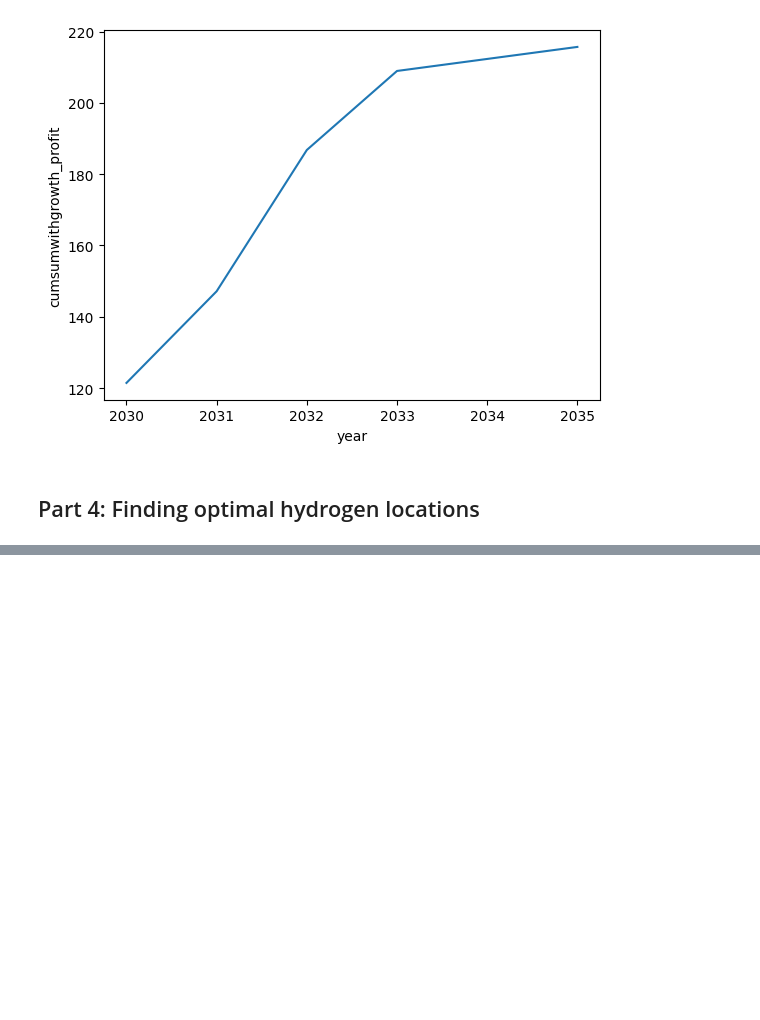
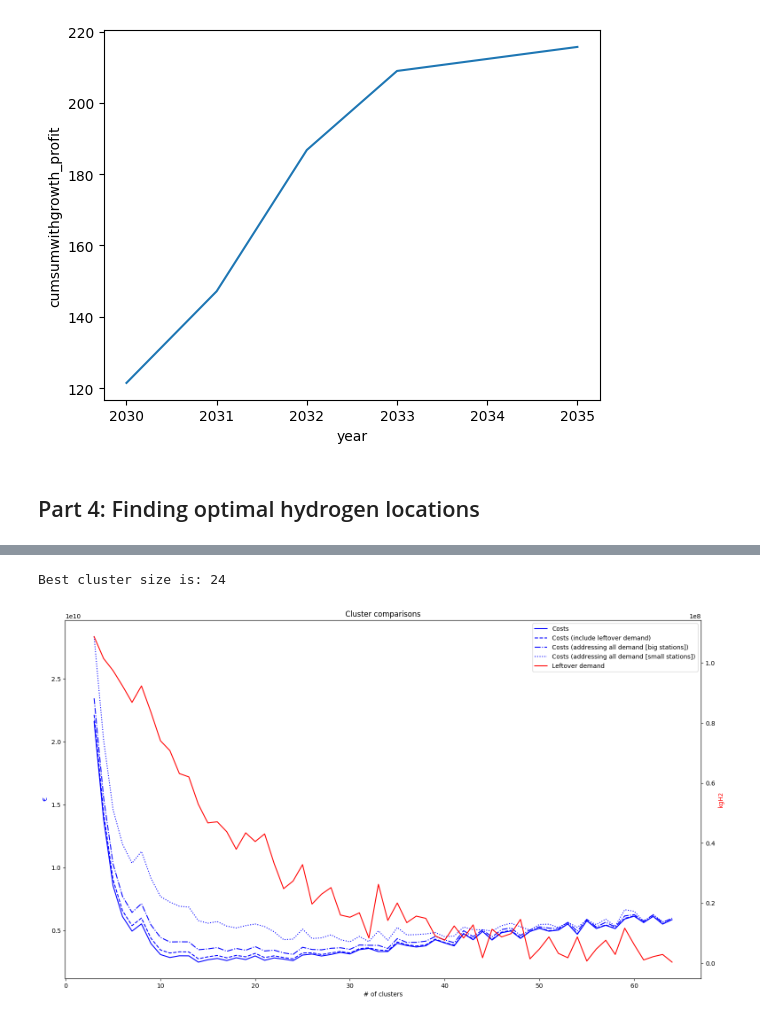
Before and after one commit to Hypatia-II/H2_stations_network, a Jupyter notebook: notebook.ipynb, the cells around one changed output, grey strips where cells are left out. Saved outputs shown, nothing was run; the diff lists cells and outputs as text; code cells hidden in the pictures; blank space fills up the shorter version.

```diff
--- a/notebook.ipynb
+++ b/notebook.ipynb
@@ -418,2 +428,20 @@ plocator.visualize_best_cluster(locations)
+# %%
+final_points_scenario3['size'] = final_points_scenario3['1'].replace('', np.nan)
+final_points_scenario3 = final_points_scenario3.dropna(subset='size')
+final_points_scenario3['demand'] = np.where(final_points_scenario3['size'] == 'large',
+                                            4 * 365,
+                                            np.where(final_points_scenario3['size'] == 'medium',
+                                             2 * 365,
+                                             1 * 365))
+final_points_scenario3 = final_points_scenario3.rename(columns={'points': 0})
+# %%
+# this part only has to be done when running the entire notebook
+#_, station_demand = plocator.yearly_demand_per_region(final_points_scenario3)
+#locations = plocator.combine_demand(station_demand)
+# Iterating over all cluster counts to find amount that would reduce costs the most
+plocator.visualize_best_cluster(final_points_scenario3, savefile='plot_scenario3.jpg')
+# %% [output]
+Best cluster size is: 24
+[figure, added]
 # %%
 # Once we know what the best cluster count is: in this case 12, we can create the locations
```
Also changed, not shown: parts of 21 cells of this notebook, 1 other file.
